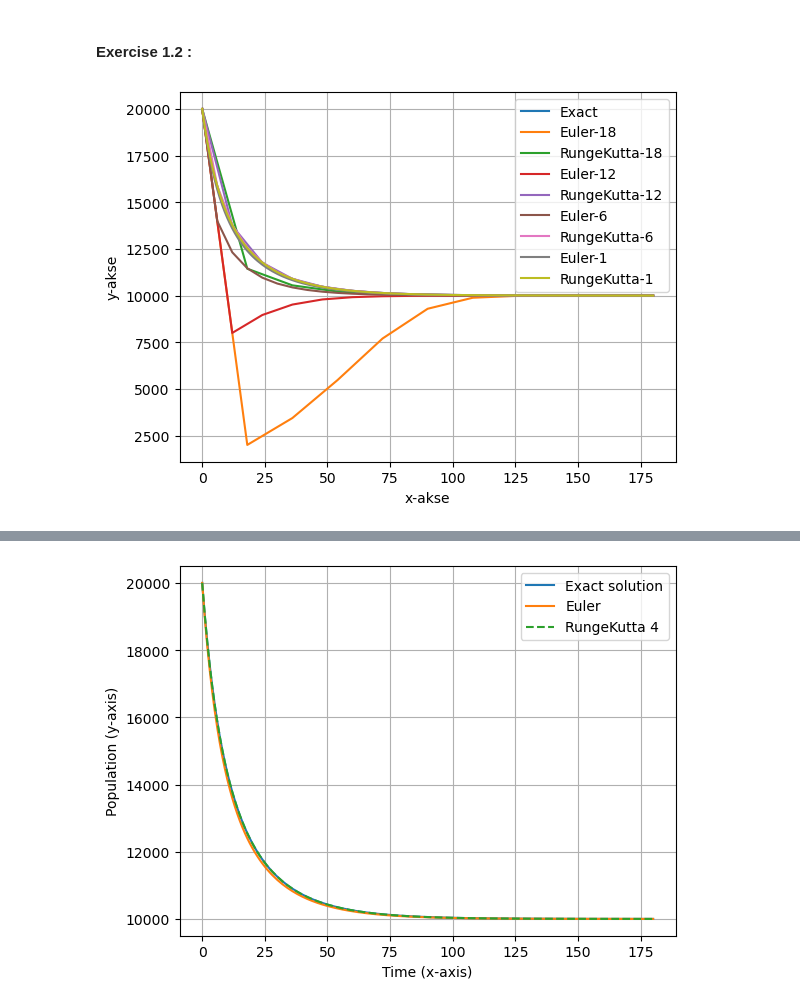
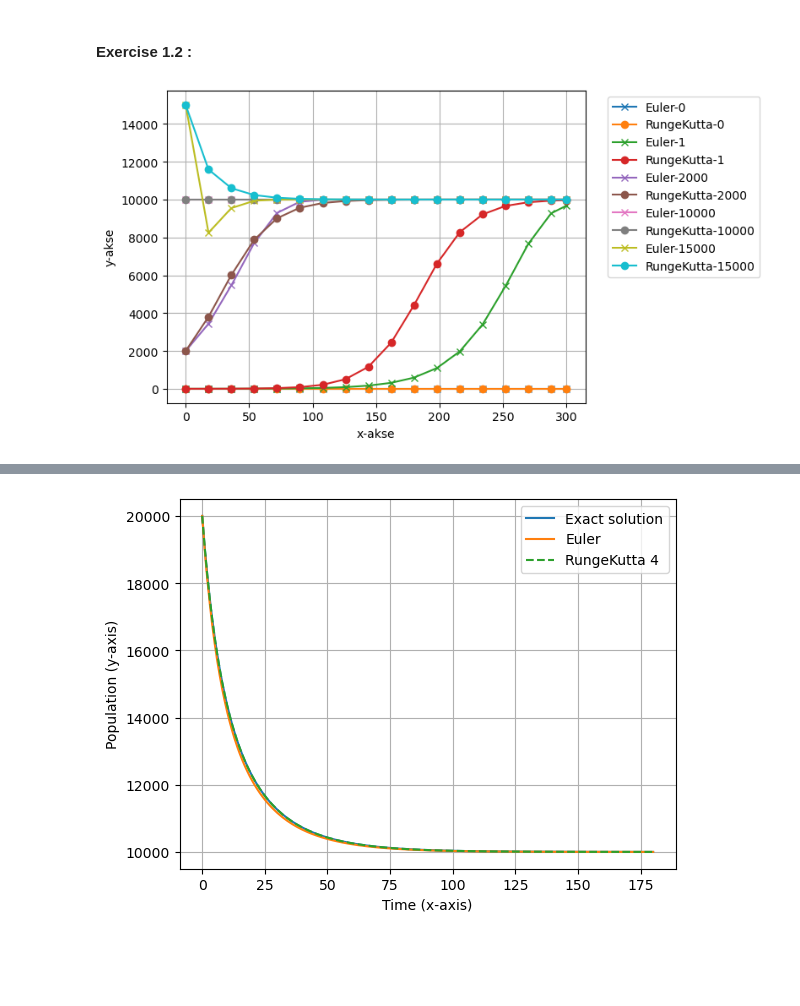
Before and after one commit to 267192/MOD300, a Jupyter notebook: Project 2.ipynb, the cells around one changed output, grey strips where cells are left out. Saved outputs shown, nothing was run; the diff lists cells and outputs as text; code cells hidden in the pictures; blank space fills up the shorter version.

```diff
--- a/Project 2.ipynb
+++ b/Project 2.ipynb
@@ -22,20 +22,26 @@ import math
 
 def main():
     x=0.0  # Start of integration
-    xStop=15*12  # End of integration
-    y=np.array([20000])  #Initial conditions
+    xStop=25*12  # End of integration
+    y=np.array([0])  #Initial conditions
+    y1 = np.array([1])
+    y2 = np.array([2000])
+    y3 = np.array([10000])
+    y4 = np.array([15000])
     h1=18  # Step size
-    h2=12
-    h3 = 6
-    h4 = 1
+    # h2=12
+    # h3 = 6
+    # h4 = 1
     X1,Y1=integrate_euler(F,x,y,xStop,h1)
     X2,Y2=integrate_rungk4(F,x,y,xStop,h1)
-    X3,Y3=integrate_euler(F,x,y,xStop,h2)
-    X4,Y4=integrate_rungk4(F,x,y,xStop,h2)
-    X5,Y5=integrate_euler(F,x,y,xStop,h3)
-    X6,Y6=integrate_rungk4(F,x,y,xStop,h3)
-    X7,Y7=integrate_euler(F,x,y,xStop,h4)
-    X8,Y8=integrate_rungk4(F,x,y,xStop,h4)
+    X3,Y3=integrate_euler(F,x,y1,xStop,h1)
+    X4,Y4=integrate_rungk4(F,x,y1,xStop,h1)
+    X5,Y5=integrate_euler(F,x,y2,xStop,h1)
+    X6,Y6=integrate_rungk4(F,x,y2,xStop,h1)
+    X7,Y7=integrate_euler(F,x,y3,xStop,h1)
+    X8,Y8=integrate_rungk4(F,x,y3,xStop,h1)
+    X9,Y9=integrate_euler(F,x,y4,xStop,h1)
+    X10,Y10=integrate_rungk4(F,x,y4,xStop,h1)
     #YEx = 100*X2-5*X2*X2+990*(np.exp(-0.1*X2)-1)
 
 
@@ -44,7 +50,7 @@ def main():
     timestep = 1 #Use month as timeunit
 
     starttime = 0
-    endtime = 12*15 #Number of months that shall be simulated
+    endtime = 12*25 #Number of months that shall be simulated
 
     k = 10000 #kg
     r = 0.6/12 #Per month
@@ -67,12 +73,14 @@ def main():
         T1.append(t)
         YExact.append(y)
 
-    plt.plot(T1,YExact)
-    plt.plot(X1,Y1[:,0],'-',X2,Y2[:,0],'-') #Euler and RungeKutta
-    plt.plot(X3,Y3[:,0],'-',X4,Y4[:,0],'-') #Euler and RungeKutta
-    plt.plot(X5,Y5[:,0],'-',X6,Y6[:,0],'-') #Euler and RungeKutta
-    plt.plot(X7,Y7[:,0],'-',X8,Y8[:,0],'-') #Euler and RungeKutta
-    plt.legend(['Exact','Euler-18','RungeKutta-18', 'Euler-12','RungeKutta-12', 'Euler-6','RungeKutta-6', 'Euler-1','RungeKutta-1'])
+    #plt.plot(T1,YExact)
+    plt.plot(X1,Y1[:,0],'-x',X2,Y2[:,0],'o-') #Euler and RungeKutta
+    plt.plot(X3,Y3[:,0],'-x',X4,Y4[:,0],'o-')
+    plt.plot(X5,Y5[:,0],'-x',X6,Y6[:,0],'o-')
+    plt.plot(X7,Y7[:,0],'-x',X8,Y8[:,0],'o-')
+    plt.plot(X9,Y9[:,0],'-x',X10,Y10[:,0],'o-')
+    plt.legend(['Euler-0','RungeKutta-0', 'Euler-1','RungeKutta-1', 'Euler-2000','RungeKutta-2000', 'Euler-10000','RungeKutta-10000','Euler-15000','RungeKutta-15000'],bbox_to_anchor=(1.04, 1))
+
     plt.grid(True)
     plt.xlabel('x-akse')
     plt.ylabel('y-akse')
@@ -102,31 +110,31 @@ def integrate_rungk4(F,x,y,xStop,h):
     while x<xStop:
         h=min(h,xStop-x)
         y=y + run_kut4(F,x,y,h)
         x=x+h
         X.append(x)
         Y.append(y)
     return np.array(X),np.array(Y)
 
 #Rungekutta
 def run_kut4(F,x,y,h):
   #  4th order Runge Kutta Method
     K0=h*F(x,y)
     K1=h*F(x+0.5*h,y+0.5*K0)
     K2=h*F(x+0.5*h,y+0.5*K1)
     K3=h*F(x+h,y+K2)
 
     return (K0+2*K1+2*K2+K3)/6.0
 
 
 
 def F(x,y):
     # User specified function that depends on the problem
     K = 10000
     r = 0.6/12
     F=np.zeros(1)
     F[0] = r*(1-y[0]/K)*y[0]
     return F
 
 main()
 # %% [output]
-[figure, old version]
+[figure, new version]
```
Also changed, not shown: parts of 12 cells of this notebook, 9 other files.
